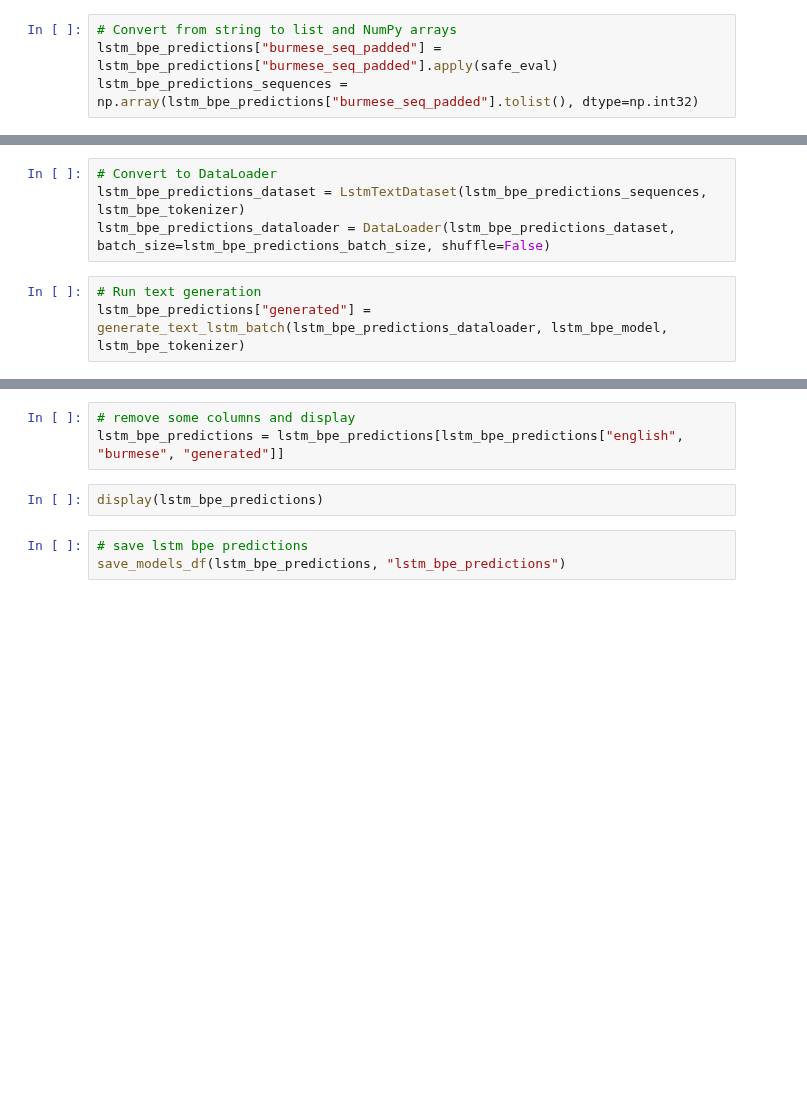
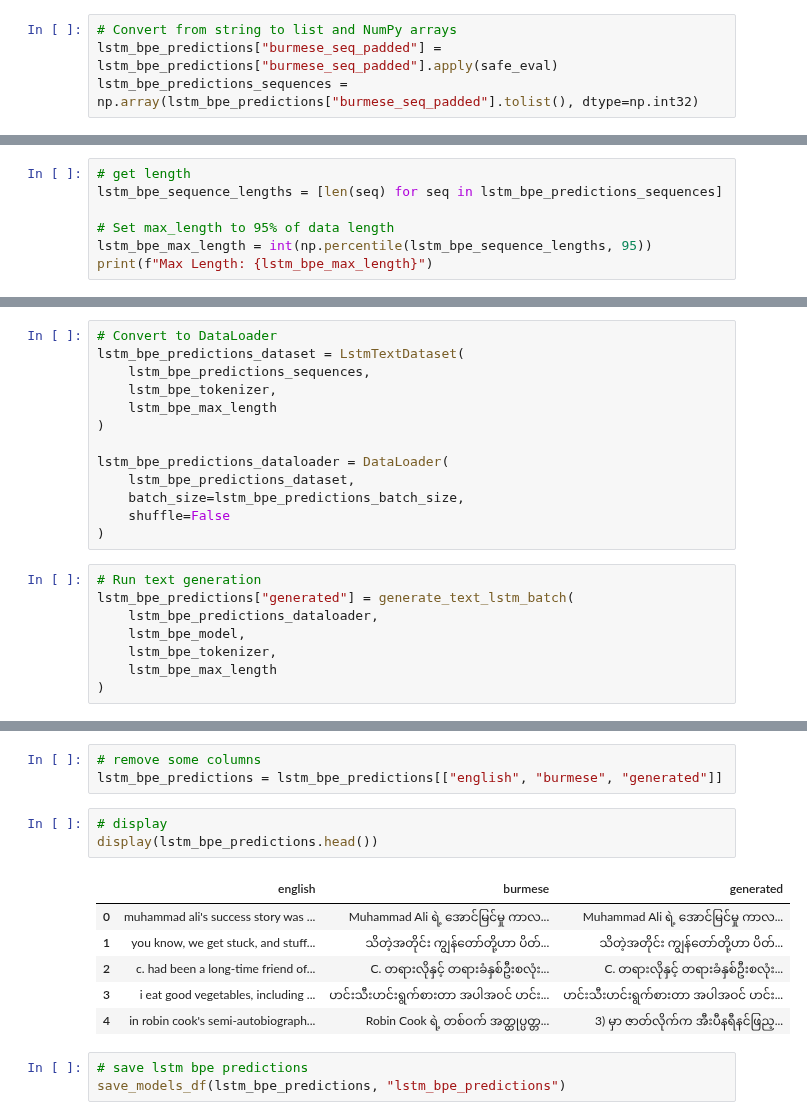
Before and after one commit to waiyanminkhaing/ms-thesis, a Jupyter notebook: baseline-models.ipynb, the cells around one changed output, grey strips where cells are left out. Drawn from its saved outputs; the diff is of its cells as text; blank space fills up the shorter version.

Commit message:
add lstm bpe predictions

```diff
--- a/baseline-models.ipynb
+++ b/baseline-models.ipynb
@@ -739,0 +742,7 @@ lstm_bpe_predictions_batch_size = 128
+# %%
+# get length
+lstm_bpe_sequence_lengths = [len(seq) for seq in lstm_bpe_predictions_sequences]
+
+# Set max_length to 95% of data length
+lstm_bpe_max_length = int(np.percentile(lstm_bpe_sequence_lengths, 95))
+print(f"Max Length: {lstm_bpe_max_length}")
@@ -740,7 +751,21 @@ lstm_bpe_predictions_batch_size = 128
 # %%
 # Convert to DataLoader
-lstm_bpe_predictions_dataset = LstmTextDataset(lstm_bpe_predictions_sequences, lstm_bpe_tokenizer)
-lstm_bpe_predictions_dataloader = DataLoader(lstm_bpe_predictions_dataset, batch_size=lstm_bpe_predictions_batch_size, shuffle=False)
+lstm_bpe_predictions_dataset = LstmTextDataset(
+    lstm_bpe_predictions_sequences,
+    lstm_bpe_tokenizer,
+    lstm_bpe_max_length
+)
+
+lstm_bpe_predictions_dataloader = DataLoader(
+    lstm_bpe_predictions_dataset,
+    batch_size=lstm_bpe_predictions_batch_size,
+    shuffle=False
+)
 # %%
 # Run text generation
-lstm_bpe_predictions["generated"] = generate_text_lstm_batch(lstm_bpe_predictions_dataloader, lstm_bpe_model, lstm_bpe_tokenizer)
+lstm_bpe_predictions["generated"] = generate_text_lstm_batch(
+    lstm_bpe_predictions_dataloader,
+    lstm_bpe_model,
+    lstm_bpe_tokenizer,
+    lstm_bpe_max_length
+)
@@ -749,8 +772,16 @@ lstm_bpe_predictions["generated"] = generate_text_lstm_batch(lstm_bpe_prediction
 # %%
-# remove some columns and display
-lstm_bpe_predictions = lstm_bpe_predictions[lstm_bpe_predictions["english", "burmese", "generated"]]
+# remove some columns
+lstm_bpe_predictions = lstm_bpe_predictions[["english", "burmese", "generated"]]
-# %%
-display(lstm_bpe_predictions)
+# %%
+# display
+display(lstm_bpe_predictions.head())
+# %% [output]
+|  | english | burmese | generated |
+| 0 | muhammad ali's success story was ... | Muhammad Ali ရဲ့ အောင်မြင်မှု ကာလ... | Muhammad Ali ရဲ့ အောင်မြင်မှု ကာလ... |
+| 1 | you know, we get stuck, and stuff... | သိတဲ့အတိုင်း ကျွန်တော်တို့ဟာ ပိတ်... | သိတဲ့အတိုင်း ကျွန်တော်တို့ဟာ ပိတ်... |
+| 2 | c. had been a long-time friend of... | C. တရားလိုနှင့် တရားခံနှစ်ဦးစလုံး... | C. တရားလိုနှင့် တရားခံနှစ်ဦးစလုံး... |
+| 3 | i eat good vegetables, including ... | ဟင်းသီးဟင်းရွက်စားတာ အပါအဝင် ဟင်း... | ဟင်းသီးဟင်းရွက်စားတာ အပါအဝင် ဟင်း... |
+| 4 | in robin cook's semi-autobiograph... | Robin Cook ရဲ့ တစ်ဝက် အတ္ထုပ္ပတ္တ... | 3) မှာ ဇာတ်လိုက်က အီးပီနရီနင်ဖြည့... |
 # %%
 # save lstm bpe predictions
 save_models_df(lstm_bpe_predictions, "lstm_bpe_predictions")
```
Also changed, not shown: parts of 19 cells of this notebook.
